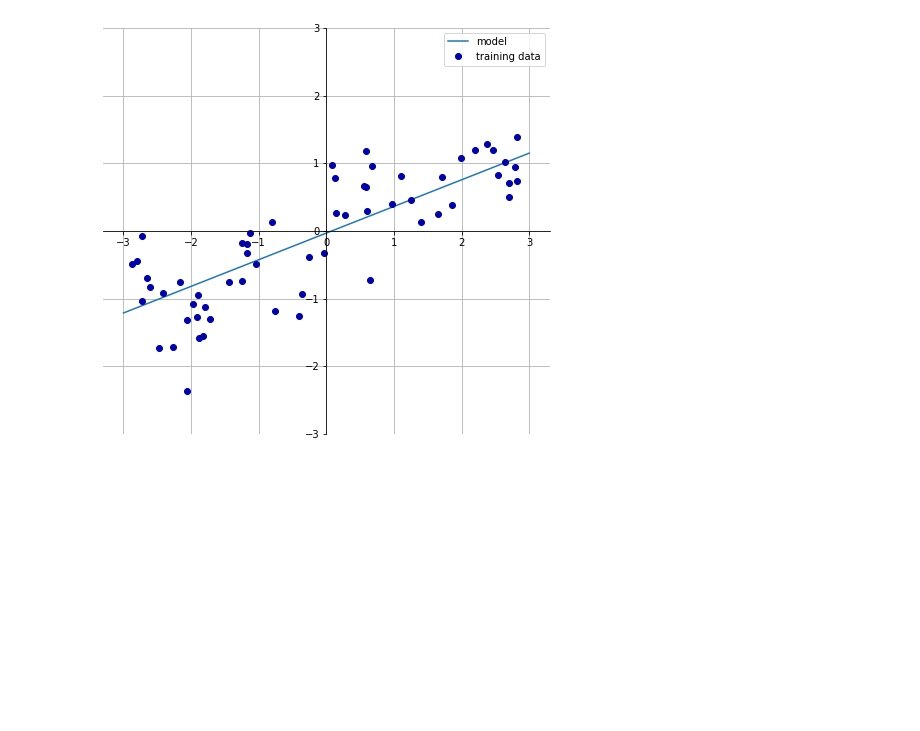
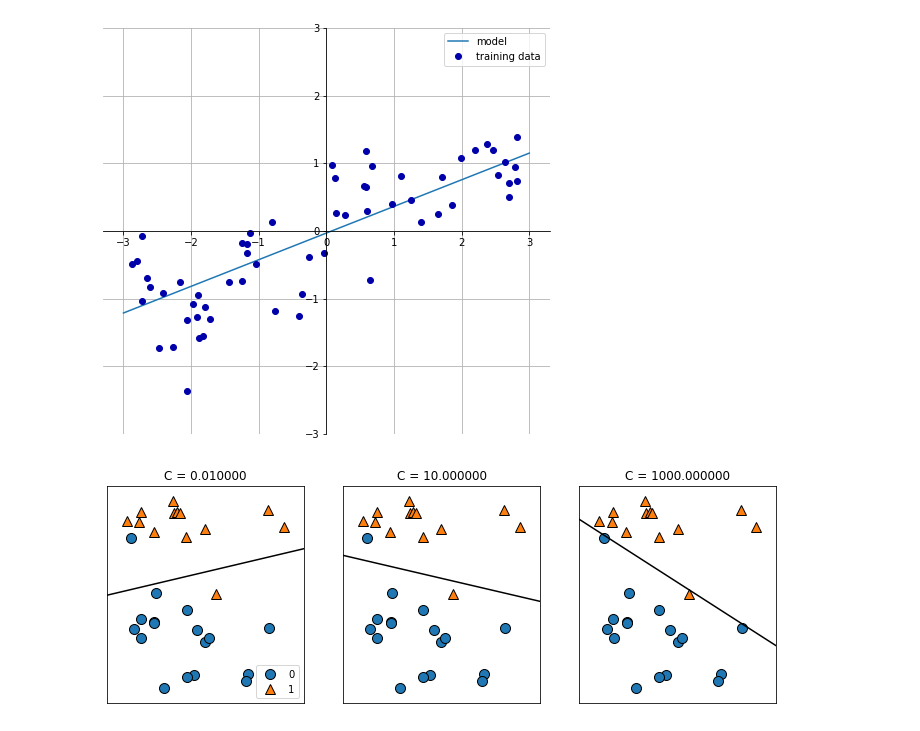
Before and after one commit to Mregussek/handy_repo, a Jupyter notebook: machine_learning/supervised_learnig.ipynb, the cells around one changed output. Saved outputs shown, nothing was run; the diff lists cells and outputs as text; code cells hidden in the pictures; blank space fills up the shorter version.

```diff
--- a/machine_learning/supervised_learnig.ipynb
+++ b/machine_learning/supervised_learnig.ipynb
@@ -134,3 +134,7 @@ mglearn.plots.plot_linear_regression_wave()
 # %% [output]
 w[0]: 0.393906  b: -0.031804
 [figure]
+# %%
+mglearn.plots.plot_linear_svc_regularization()
+# %% [output]
+[figure, added]
```
Also changed, not shown: parts of 9 cells of this notebook, 9 other files.
